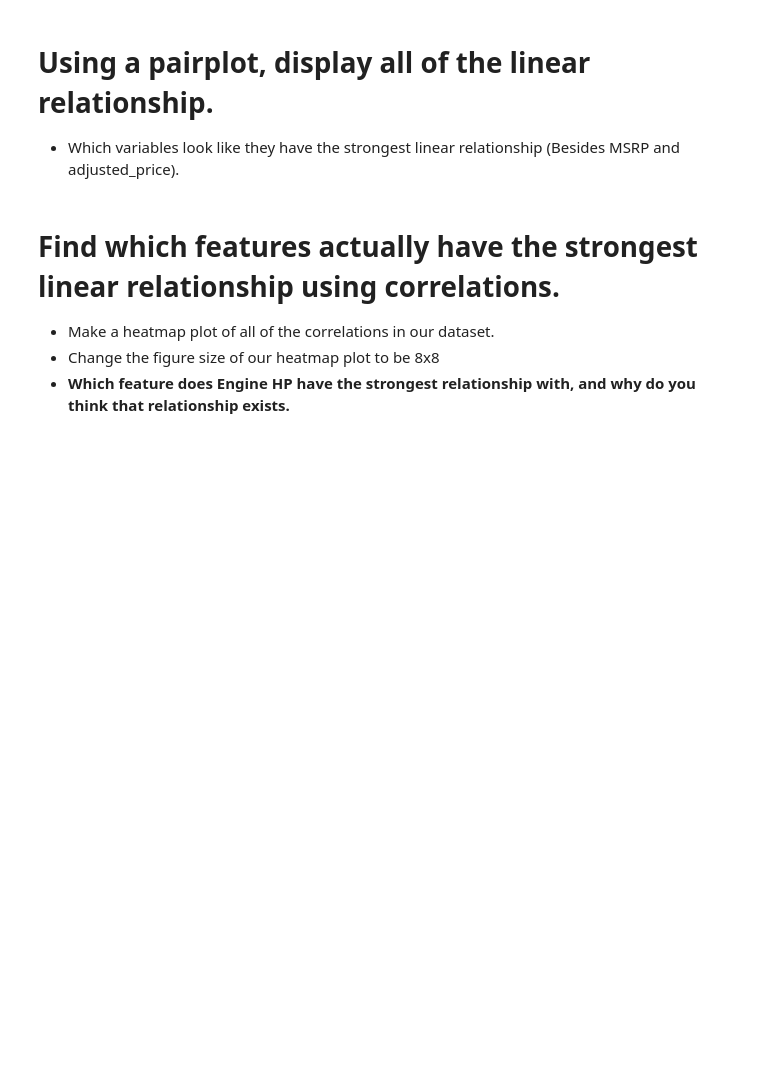
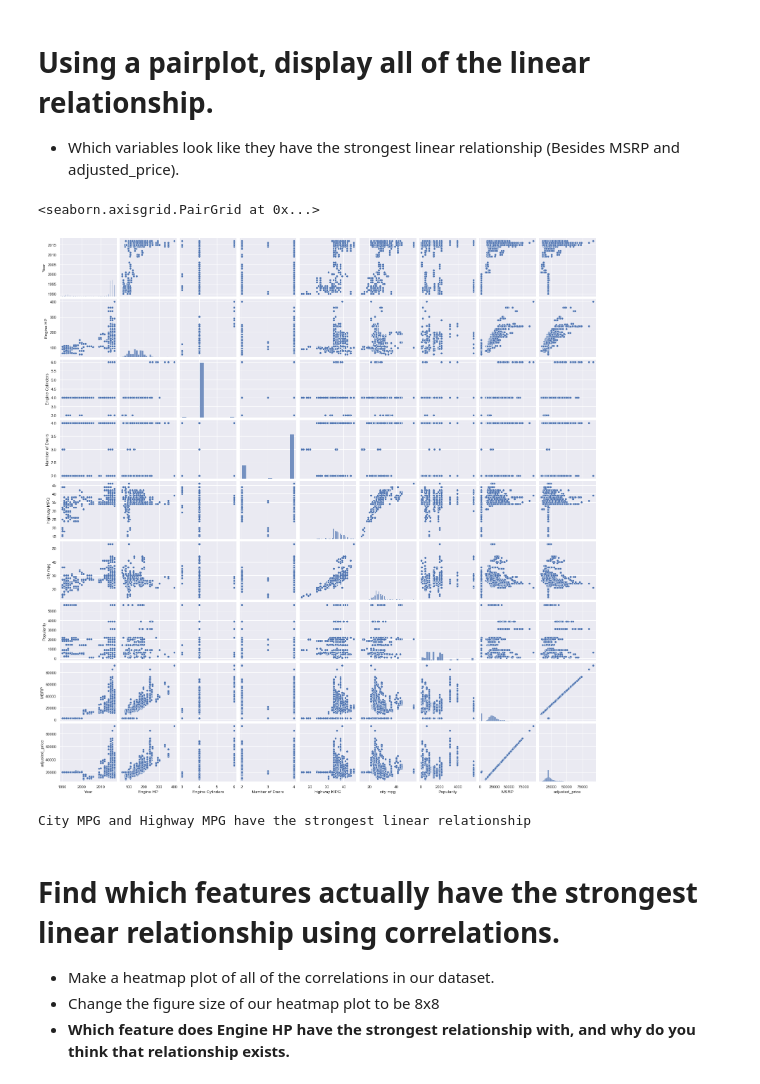
Before and after one commit to edenerio/2022-fall-data-science, a Jupyter notebook: Week-02-EDA/Exercise-EDA.ipynb, the cells around one changed output. Cells and saved outputs as stored; diff of their text form; code cells hidden in the pictures; blank space fills up the shorter version.

```diff
--- a/Week-02-EDA/Exercise-EDA.ipynb
+++ b/Week-02-EDA/Exercise-EDA.ipynb
@@ -263,8 +294,18 @@ Your answer here.
 * Which variables look like they have the strongest linear relationship (Besides MSRP and adjusted_price).
 # %%
 # Using a pairplot, display all of the linear relationship.
+# for old df
+# sns.pairplot(df)
+# for new df (no outliers for Engine HP and high MPG)
+sns.pairplot(New_DF)
+# %% [output]
+<seaborn.axisgrid.PairGrid at 0x...>
+[figure, added]
 # %%
 # * Which variables look like they have the strongest linear relationship (Besides MSRP and adjusted_price).
+print("City MPG and Highway MPG have the strongest linear relationship")
+# %% [output]
+City MPG and Highway MPG have the strongest linear relationship
 # %% [markdown]
 # Find which features actually have the strongest linear relationship using correlations.
 * Make a heatmap plot of all of the correlations in our dataset.
```
Also changed, not shown: parts of 12 cells of this notebook.
